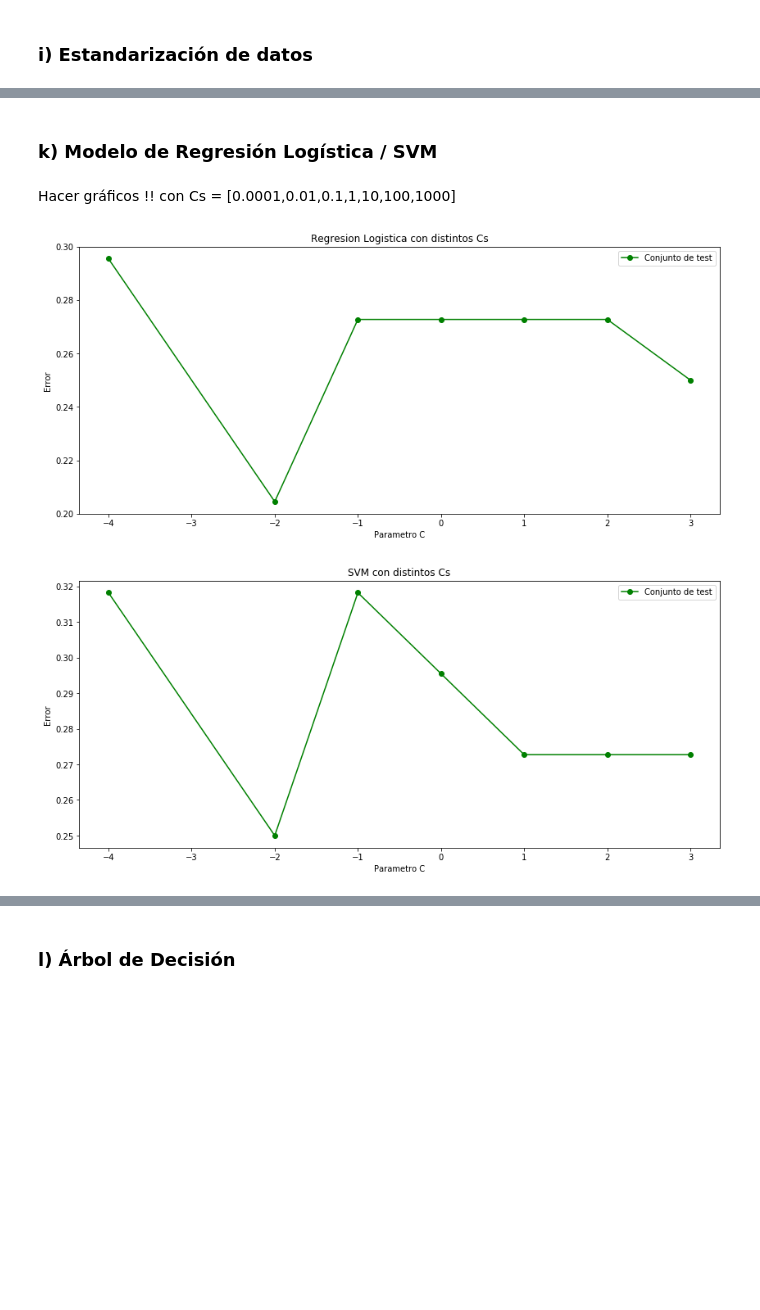
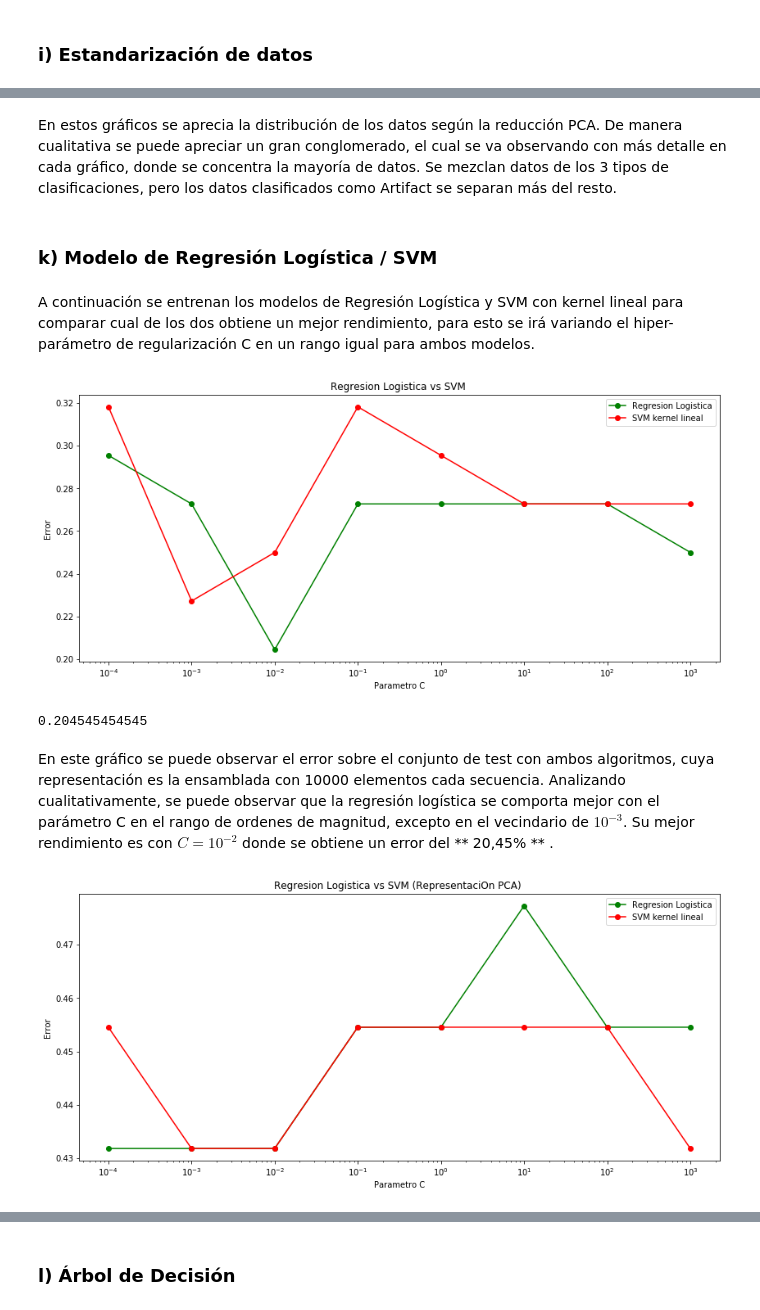
Before and after one commit to F4BI4NFF/MachineLearning2, a Jupyter notebook: Analisis de audios como datos brutos.ipynb, the cells around one changed output, grey strips where cells are left out. Saved outputs shown, nothing was run; the diff lists cells and outputs as text; code cells hidden in the pictures; blank space fills up the shorter version.

```diff
--- a/Analisis de audios como datos brutos.ipynb
+++ b/Analisis de audios como datos brutos.ipynb
@@ -339,4 +358,4 @@ def plot_function(hist):
+# %% [markdown]
+En estos gráficos se aprecia la distribución de los datos según la reducción PCA. De manera cualitativa se puede apreciar un gran conglomerado, el cual se va observando con más detalle en cada gráfico, donde se concentra la mayoría de datos. Se mezclan datos de los 3 tipos de clasificaciones, pero los datos clasificados como Artifact se separan más del resto.
 # %% [markdown]
 ### k) Modelo de Regresión Logística / SVM
-# %% [markdown]
-Hacer gráficos !! con Cs = [0.0001,0.01,0.1,1,10,100,1000]
@@ -372,0 +362,2 @@ def train_model(param):
+# %% [markdown]
+A continuación se entrenan los modelos de Regresión Logística y SVM con kernel lineal para comparar cual de los dos obtiene un mejor rendimiento, para esto se irá variando el hiper-parámetro de regularización C en un rango igual para ambos modelos.
@@ -373,39 +378,66 @@ def train_model(param):
 # %%
-Cs = [0.0001,0.01,0.1,1,10,100,1000]
-ln_Cs = np.log10(Cs)
+#Con Representación ORIGINAL
+Cs = [0.0001,0.001,0.01,0.1,1,10,100,1000]
 Error = []
+error_svm = []
 for c in Cs:
     modelo = train_model(c)
     Error.append(1-modelo.score(X_test,y_test))
+    modelo_svm = train_model_SVM(c)
+    error_svm.append(1-modelo_svm.score(X_test,y_test))
 
 f,axarr = plt.subplots(1,figsize=(14,6))
-axarr.plot(ln_Cs,Error,'go-',label="Conjunto de test")
-axarr.set_title("Regresion Logistica con distintos Cs")
+axarr.plot(Cs,Error,'go-',label="Regresion Logistica")
+axarr.plot(Cs,error_svm,'ro-',label="SVM kernel lineal")
+axarr.set_title("Regresion Logistica vs SVM ")
 axarr.set_xlabel('Parametro C')
 axarr.set_ylabel('Error')
+axarr.set_xscale('log')
 axarr.legend(loc="upper right", fancybox= True)
 plt.show()
+#print "Menor error de clasificación:",min(Error)
 # %% [output]
-[figure, old version]
+[figure, new version]
+# %%
+Min = min(Error)
+print Min
+# %% [output]
+0.204545454545
+# %% [markdown]
+En este gráfico se puede observar el error sobre el conjunto de test con ambos algoritmos, cuya representación es la ensamblada con 10000 elementos cada secuencia.
+Analizando cualitativamente, se puede observar que la regresión logística se comporta mejor con el parámetro C en el rango de ordenes de magnitud, excepto en el vecindario de $10^{-3}$. Su mejor rendimiento es con $C=10^{-2}$ donde se obtiene un error del ** 20,45% ** .
 # %%
-# SVM
-from sklearn.svm import SVC as SVM #SVC is for classification
-error_svm = []
+#Con Representacion PCA
+Cs = [0.0001,0.001,0.01,0.1,1,10,100,1000]
+
+def train_model(param):
+    model = LR()
+    model.set_params(C=param)
+    model.fit(X_pca_train,y_train)
+    return model
+
 def train_model_SVM(param):
     model= SVM()
     model.set_params(C=param,kernel='linear')
-    model.fit(X_train,y_train)
+    model.fit(X_pca_train,y_train)
     return model
+
+Error_pca = []
+error_svm_pca = []
 for c in Cs:
+    modelo = train_model(c)
+    Error_pca.append(1-modelo.score(X_pca_test,y_test))
     modelo_svm = train_model_SVM(c)
-    error_svm.append(1-modelo_svm.score(X_test,y_test))
+    error_svm_pca.append(1-modelo_svm.score(X_pca_test,y_test))
 
 f,axarr = plt.subplots(1,figsize=(14,6))
-axarr.plot(ln_Cs,error_svm,'go-',label="Conjunto de test")
-axarr.set_title("SVM con distintos Cs")
+axarr.plot(Cs,Error_pca,'go-',label="Regresion Logistica")
+axarr.plot(Cs,error_svm_pca,'ro-',label="SVM kernel lineal")
+axarr.set_title("Regresion Logistica vs SVM (RepresentaciOn PCA) ")
 axarr.set_xlabel('Parametro C')
 axarr.set_ylabel('Error')
+axarr.set_xscale('log')
 axarr.legend(loc="upper right", fancybox= True)
 plt.show()
 # %% [output]
-[figure, old version]
+[figure, new version]
```
Also changed, not shown: parts of 49 cells of this notebook.
